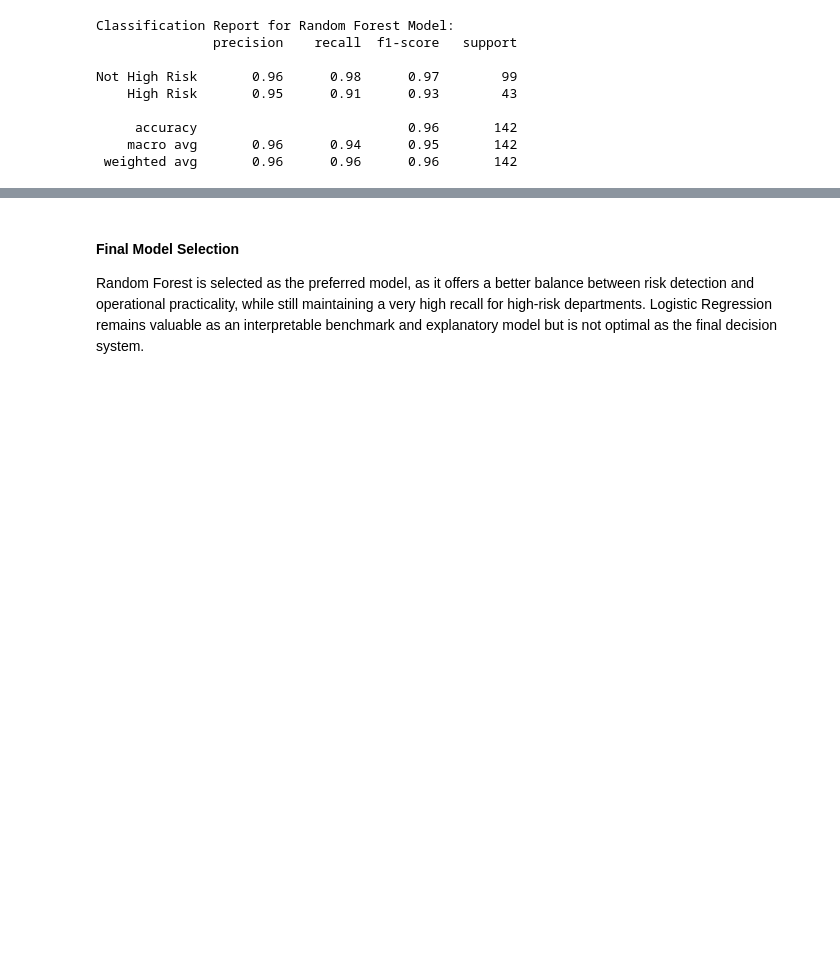
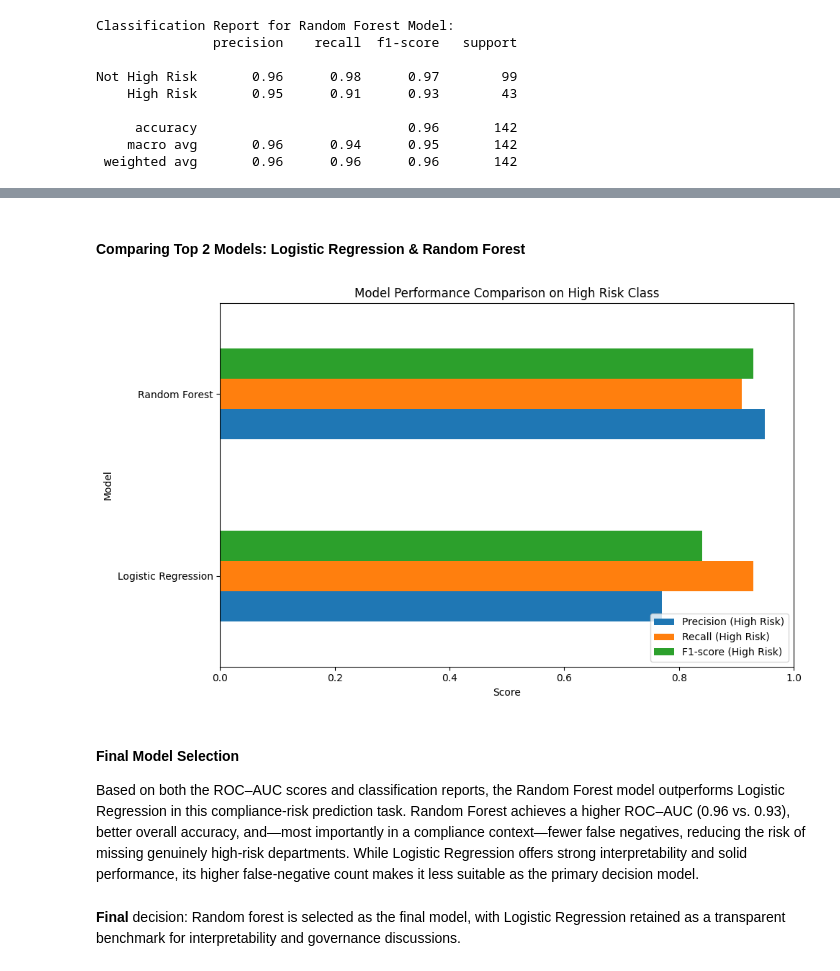
Before and after one commit to cesardushime/Compliance-Radar-ML-323571, a Jupyter notebook: notebooks/main.ipynb, the cells around one changed output, grey strips where cells are left out. Saved outputs shown, nothing was run; the diff lists cells and outputs as text; code cells hidden in the pictures; blank space fills up the shorter version.

```diff
--- a/notebooks/main.ipynb
+++ b/notebooks/main.ipynb
@@ -899,4 +938,35 @@ Random Forest: 0.964
+# %% [markdown]
+#### Comparing Top 2 Models: Logistic Regression & Random Forest
+# %%
+# Plotting logistic regression and random forest performance based on AUC scores and classification reports
+
+import pandas as pd
+
+metrics_df = pd.DataFrame({
+    'Model': ['Logistic Regression', 'Random Forest'],
+    'Precision (High Risk)': [0.77, 0.95],
+    'Recall (High Risk)': [0.93, 0.91],
+    'F1-score (High Risk)': [0.84, 0.93]
+})
+
+# Plot horizontal bar chart for comparison
+metrics_df.set_index('Model', inplace=True)
+metrics_df.plot(kind='barh', figsize=(10, 6))
+plt.title('Model Performance Comparison on High Risk Class')
+plt.xlabel('Score')
+plt.ylabel('Model')
+plt.xlim(0, 1)
+plt.legend(loc='lower right')
+plt.tight_layout()
+
+# Save plot to images folder
+plt.savefig(images_path + 'model_performance_comparison.png')
+plt.show()
+# %% [output]
+[figure, added]
 # %% [markdown]
 #### Final Model Selection
 
-Random Forest is selected as the preferred model, as it offers a better balance between risk detection and operational practicality, while still maintaining a very high recall for high-risk departments. Logistic Regression remains valuable as an interpretable benchmark and explanatory model but is not optimal as the final decision system.
+Based on both the ROC–AUC scores and classification reports, the Random Forest model outperforms Logistic Regression in this compliance-risk prediction task. Random Forest achieves a higher ROC–AUC (0.96 vs. 0.93), better overall accuracy, and—most importantly in a compliance context—fewer false negatives, reducing the risk of missing genuinely high-risk departments. While Logistic Regression offers strong interpretability and solid performance, its higher false-negative count makes it less suitable as the primary decision model.
+# %% [markdown]
+**Final** decision: Random forest is selected as the final model, with Logistic Regression retained as a transparent benchmark for interpretability and governance discussions.
```
Also changed, not shown: parts of 9 cells of this notebook, 4 other files.
